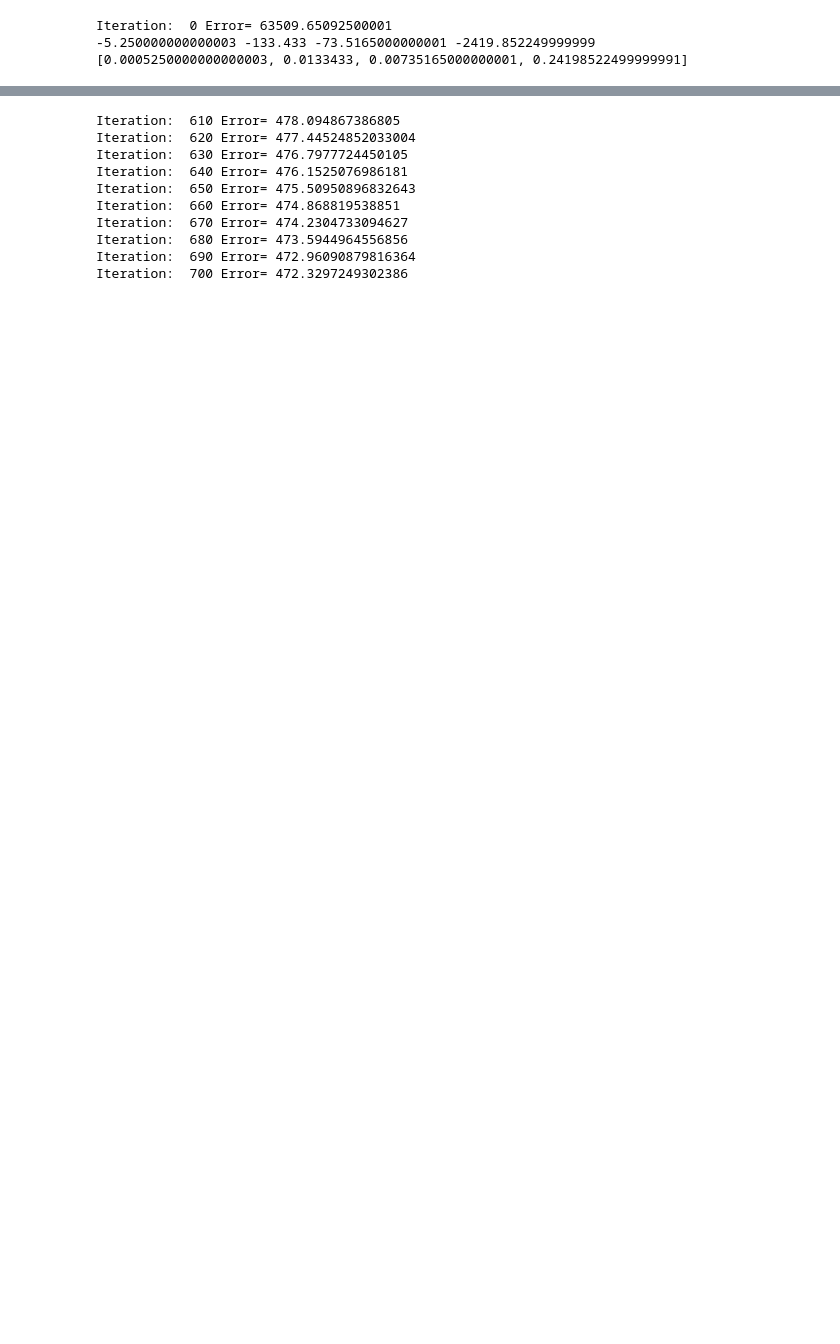
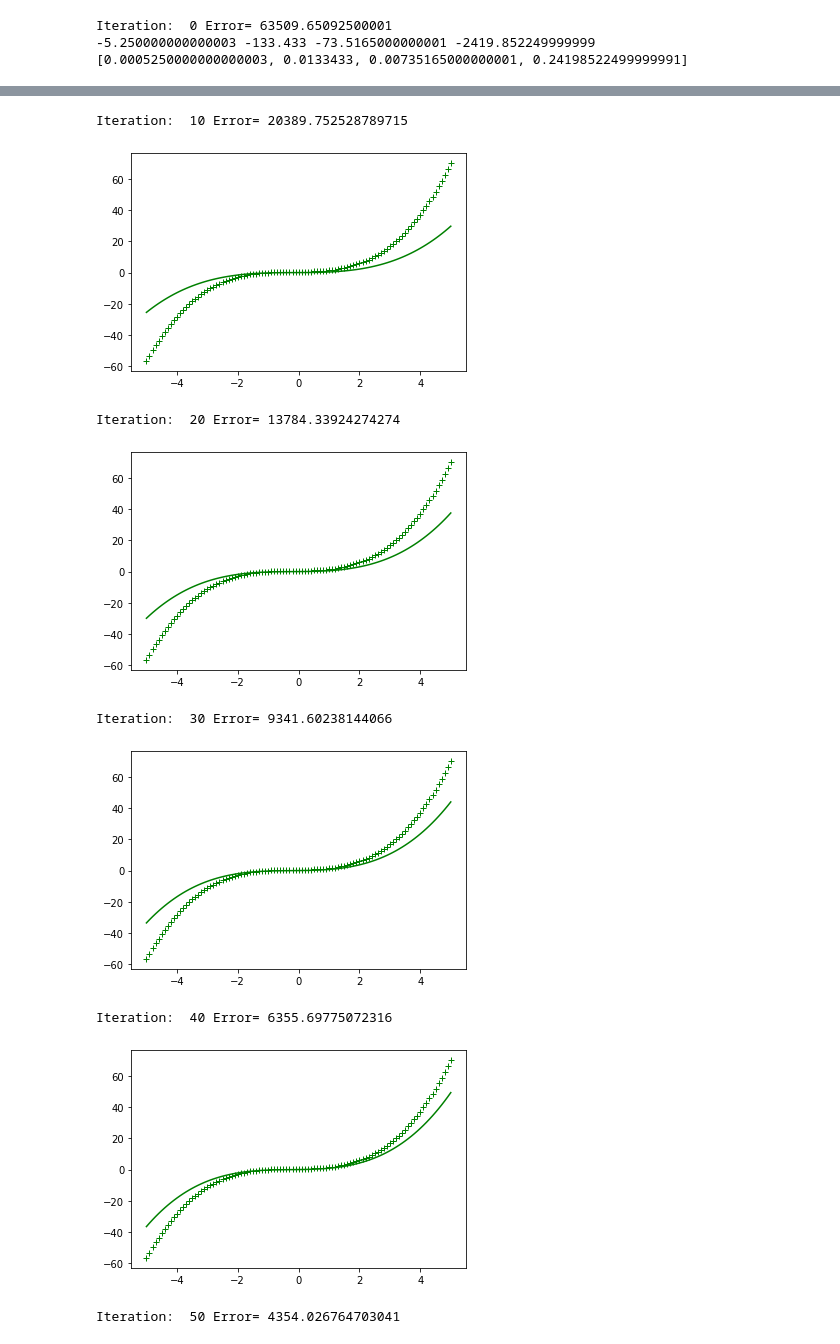
Before and after one commit to everestso/Fall21Spring22, a Jupyter notebook: c191f21_1.ipynb, the cells around one changed output, grey strips where cells are left out. Drawn from its saved outputs; the diff is of its cells as text; code cells hidden in the pictures; blank space fills up the shorter version.

```diff
--- a/c191f21_1.ipynb
+++ b/c191f21_1.ipynb
@@ -283,25 +321,26 @@ Iteration:  0 Error= 63509.65092500001
 # %%
-for _ in range(100):
+for _ in range(101):
   yPredicted = [F(model, x) for x in X]
   Error = sum([(r-y)**2.0 for r,y in zip(Y, yPredicted)])
   if iteration%10==0:
     print("Iteration: ", iteration, "Error=", Error)
-
+    plt.plot(dataX1, yPredicted, "g")
+    plt.plot(dataX1, Y, "g+")
+    plt.show()
   deltaX0 = 1/len(Y)*sum( [(-2*(r-y)*x[0]) for r,y,x in zip(Y, yPredicted, X)] )
   deltaX1 = 1/len(Y)*sum( [(-2*(r-y)*x[1]) for r,y,x in zip(Y, yPredicted, X)] )
   deltaX2 = 1/len(Y)*sum( [(-2*(r-y)*x[2]) for r,y,x in zip(Y, yPredicted, X)] )
   deltaX3 = 1/len(Y)*sum( [(-2*(r-y)*x[3]) for r,y,x in zip(Y, yPredicted, X)] )
 
   model = [model[0]-alpha*deltaX0, model[1]-alpha*deltaX1, model[1]-alpha*deltaX2, model[1]-alpha*deltaX3]
   iteration += 1
 # %% [output]
-Iteration:  610 Error= 478.094867386805
-Iteration:  620 Error= 477.44524852033004
-Iteration:  630 Error= 476.7977724450105
-Iteration:  640 Error= 476.1525076986181
-Iteration:  650 Error= 475.50950896832643
-Iteration:  660 Error= 474.868819538851
-Iteration:  670 Error= 474.2304733094627
-Iteration:  680 Error= 473.5944964556856
-Iteration:  690 Error= 472.96090879816364
-Iteration:  700 Error= 472.3297249302386
+Iteration:  10 Error= 20389.752528789715
+[figure, added]
+Iteration:  20 Error= 13784.33924274274
+[figure, added]
+Iteration:  30 Error= 9341.60238144066
+[figure, added]
+Iteration:  40 Error= 6355.69775072316
+[figure, added]
+Iteration:  50 Error= 4354.026764703041
```
Also changed, not shown: parts of 4 cells of this notebook.
